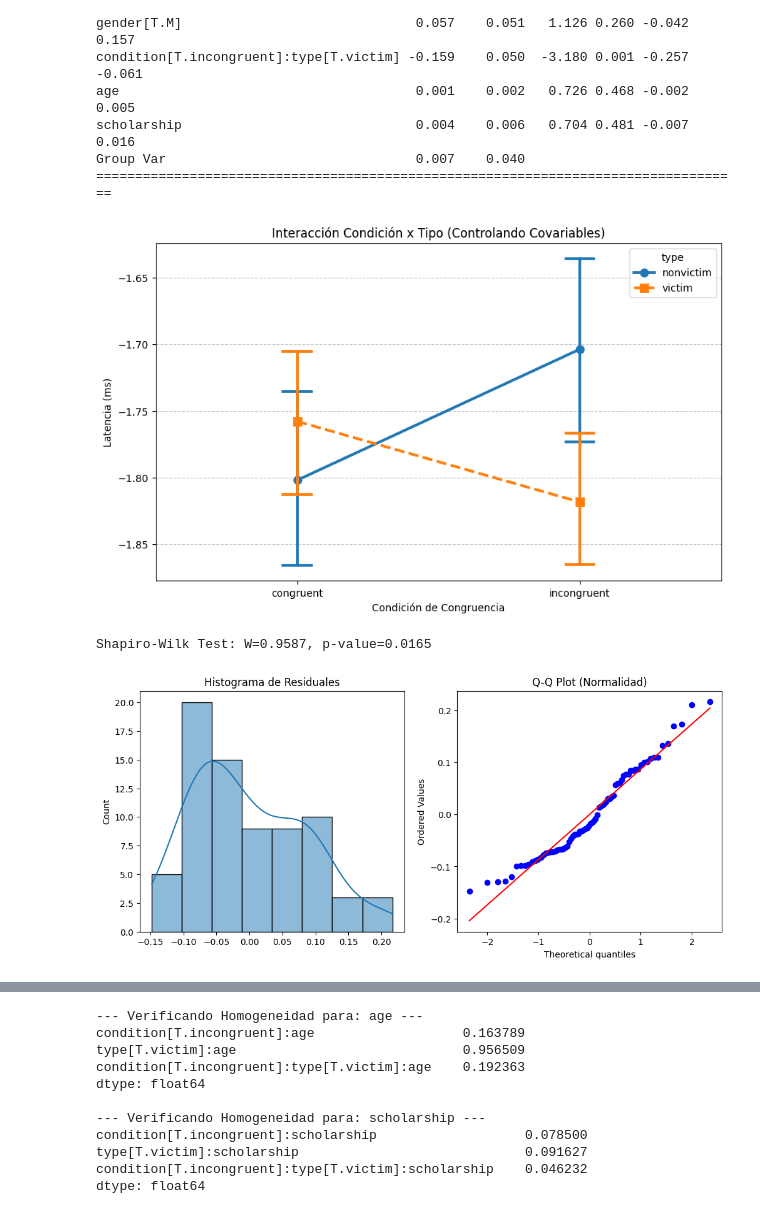
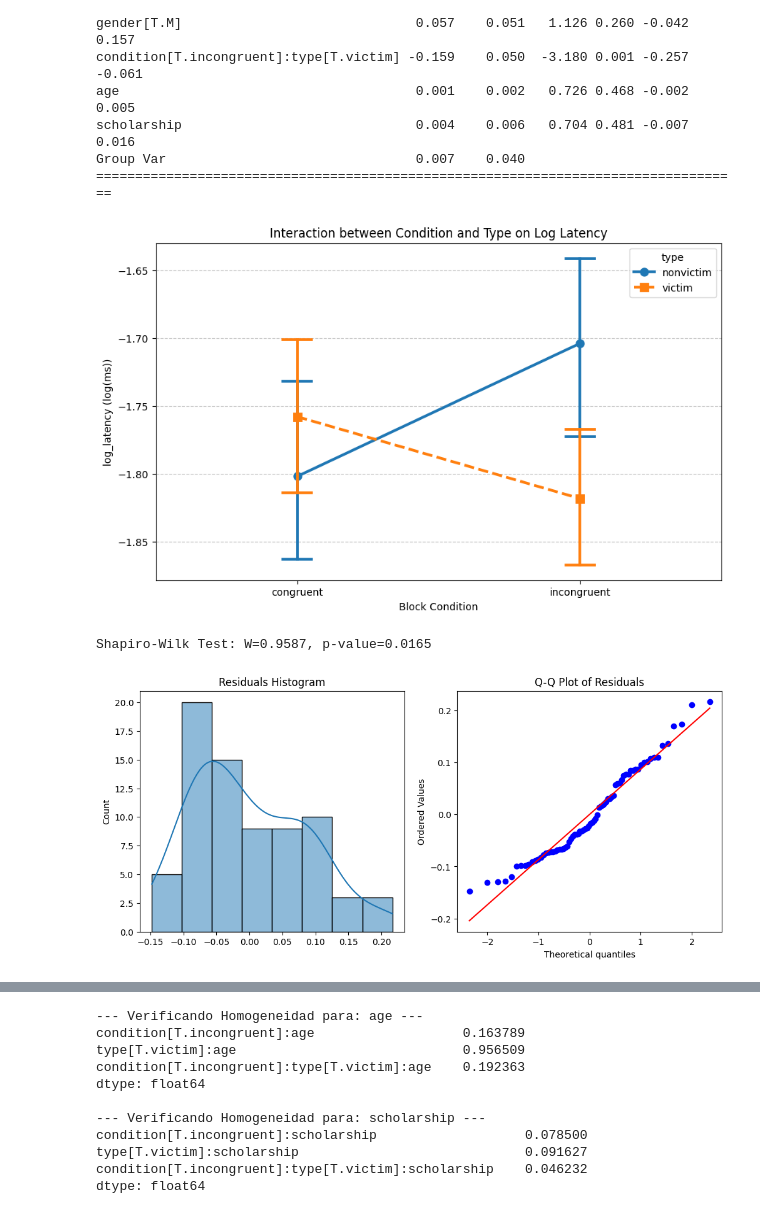
Before and after one commit to jhquiza/iat-eeg, a Jupyter notebook: erp/pruebas-hipotesis.ipynb, the cells around one changed output, grey strips where cells are left out. Saved outputs shown, nothing was run; the diff lists cells and outputs as text; code cells hidden in the pictures.

```diff
--- a/erp/pruebas-hipotesis.ipynb
+++ b/erp/pruebas-hipotesis.ipynb
@@ -129,16 +129,16 @@ Group Var                                0.007    0.040
 # %%
 # 3. Visualización de la interacción
 plt.figure(figsize=(10, 6))
 sns.pointplot(data=df_long, x="condition", y="log_latency", hue="type",
               markers=["o", "s"], linestyles=["-", "--"], capsize=.1)
 
-plt.title("Interacción Condición x Tipo (Controlando Covariables)")
-plt.ylabel("Latencia (ms)")
-plt.xlabel("Condición de Congruencia")
+plt.title("Interaction between Condition and Type on Log Latency")
+plt.ylabel("log_latency (log(ms))")
+plt.xlabel("Block Condition")
 plt.grid(axis='y', linestyle='--', alpha=0.7)
 plt.show()
 # %% [output]
-[figure, old version]
+[figure, new version]
 # %%
 # --- SUPUESTO 1: NORMALIDAD DE LOS RESIDUALES ---
 residuals = result.resid
@@ -151,14 +151,14 @@ print(
 # Gráficos de Normalidad
 fig, (ax1, ax2) = plt.subplots(1, 2, figsize=(12, 5))
 sns.histplot(residuals, kde=True, ax=ax1)
-ax1.set_title("Histograma de Residuales")
+ax1.set_title("Residuals Histogram")
 
 stats.probplot(residuals, dist="norm", plot=ax2)
-ax2.set_title("Q-Q Plot (Normalidad)")
+ax2.set_title("Q-Q Plot of Residuals")
 plt.show()
 # %% [output]
 Shapiro-Wilk Test: W=0.9587, p-value=0.0165
-[figure, old version]
+[figure, new version]
 # %%
 # --- SUPUESTO 2: HOMOCEDASTICIDAD (Varianza Constante) ---
 
```
Also changed, not shown: parts of 14 cells of this notebook, 1 other file.
